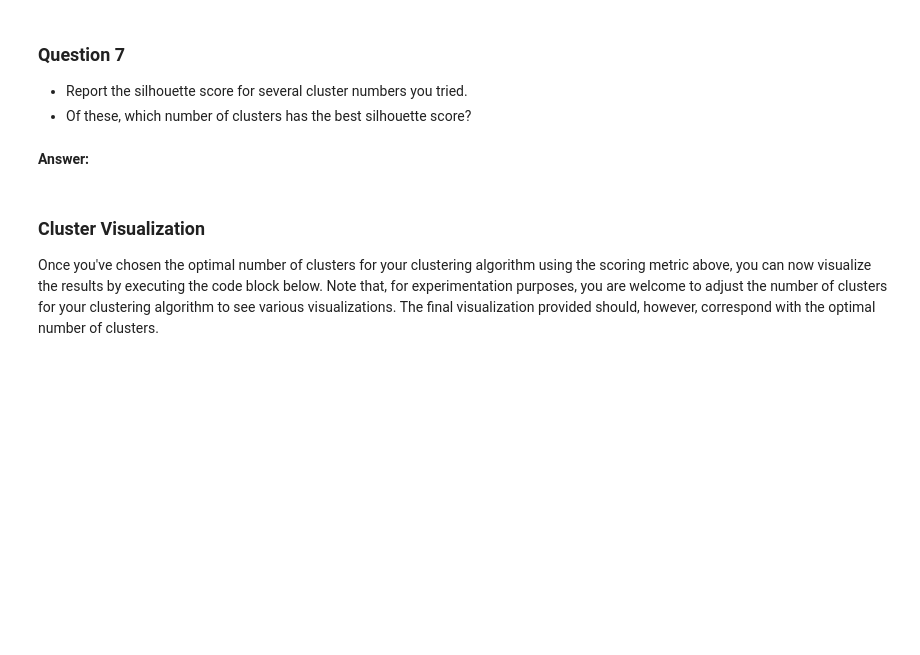
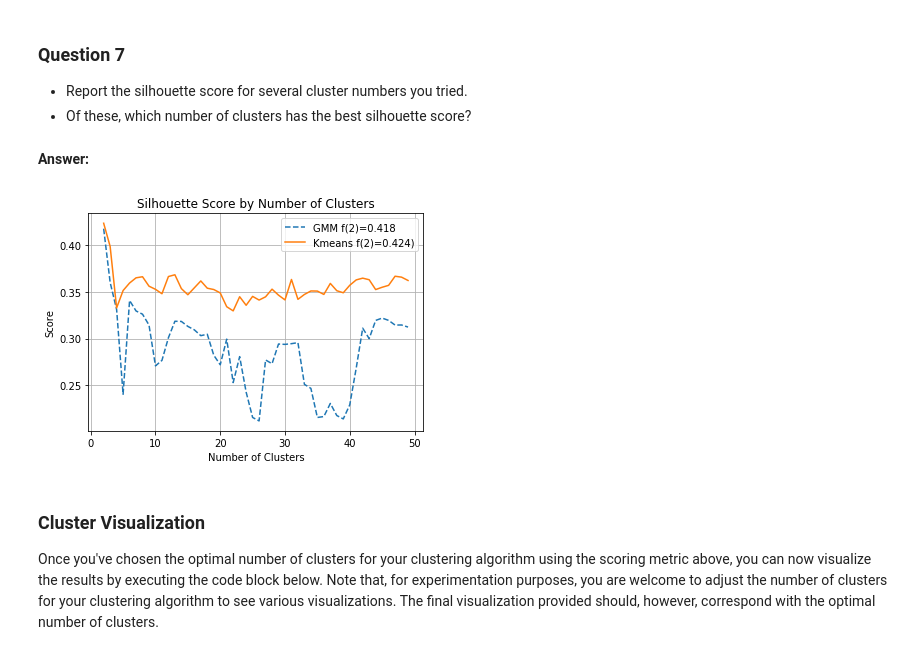
Before and after one commit to roj4s/udacitys_customer_segments, a Jupyter notebook: customer_segments.ipynb, the cells around one changed output. Cells and saved outputs as stored; diff of their text form; code cells hidden in the pictures; blank space fills up the shorter version.

```diff
--- a/customer_segments.ipynb
+++ b/customer_segments.ipynb
@@ -321,13 +411,13 @@ In the code block below, you will need to implement the following:
  - Apply a PCA transformation of `log_samples` using `pca.transform`, and assign the results to `pca_samples`.
 # %%
 # TODO: Apply PCA by fitting the good data with only two dimensions
-pca = None
+pca = PCA(n_components=2).fit(good_data)
 
 # TODO: Transform the good data using the PCA fit above
-reduced_data = None
+reduced_data = pca.transform(good_data)
 
 # TODO: Transform log_samples using the PCA fit above
-pca_samples = None
+pca_samples = pca.transform(log_samples)
 
 # Create a DataFrame for the reduced data
 reduced_data = pd.DataFrame(reduced_data, columns = ['Dimension 1', 'Dimension 2'])
@@ -376,18 +493,3 @@ In the code block below, you will need to implement the following:
  - Predict the cluster for each sample data point in `pca_samples` and assign them `sample_preds`.
  - Import `sklearn.metrics.silhouette_score` and calculate the silhouette score of `reduced_data` against `preds`.
    - Assign the silhouette score to `score` and print the result.
-# %%
-# TODO: Apply your clustering algorithm of choice to the reduced data
-clusterer = None
-
-# TODO: Predict the cluster for each data point
-preds = None
-
-# TODO: Find the cluster centers
-centers = None
-
-# TODO: Predict the cluster for each transformed sample data point
-sample_preds = None
-
-# TODO: Calculate the mean silhouette coefficient for the number of clusters chosen
-score = None
@@ -398,6 +547,17 @@ score = None
 * Of these, which number of clusters has the best silhouette score?
 # %% [markdown]
 **Answer:**
+# %%
+plt.plot(n_comps, scores_gmm, '--', label='GMM f({})={:.3f}'.format(best_k_gm,highest_score_gmm))
+plt.plot(n_comps, scores_km, label="Kmeans f({})={:.3f})".format(best_k_km,highest_score_km))
+plt.title("Silhouette Score by Number of Clusters")
+plt.grid()
+plt.legend()
+plt.xlabel("Number of Clusters")
+plt.ylabel("Score")
+plt.show()
+# %% [output]
+[figure, added]
 # %% [markdown]
 ### Cluster Visualization
 Once you've chosen the optimal number of clusters for your clustering algorithm using the scoring metric above, you can now visualize the results by executing the code block below. Note that, for experimentation purposes, you are welcome to adjust the number of clusters for your clustering algorithm to see various visualizations. The final visualization provided should, however, correspond with the optimal number of clusters.
```
Also changed, not shown: parts of 13 cells of this notebook.
